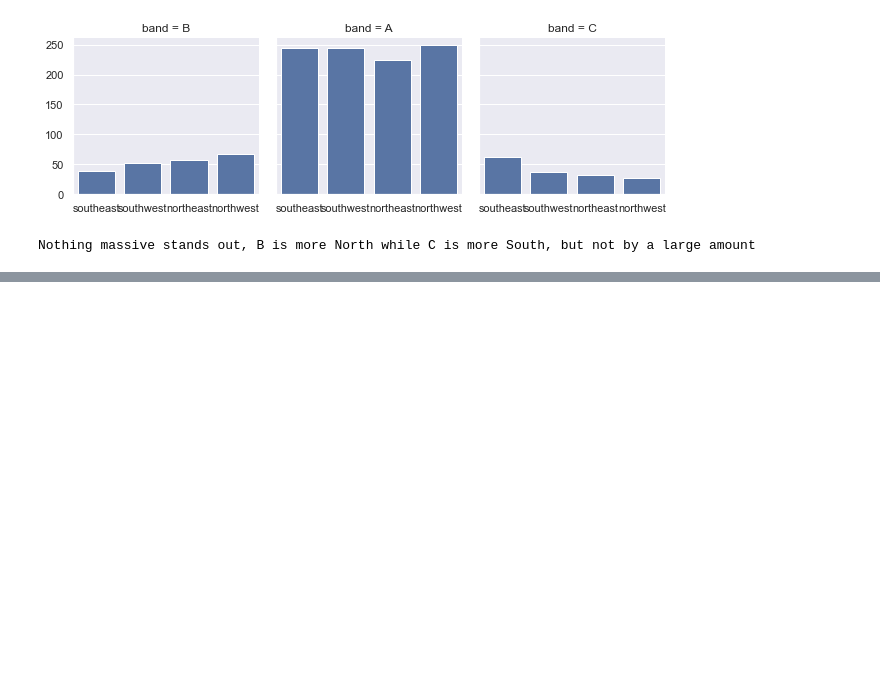
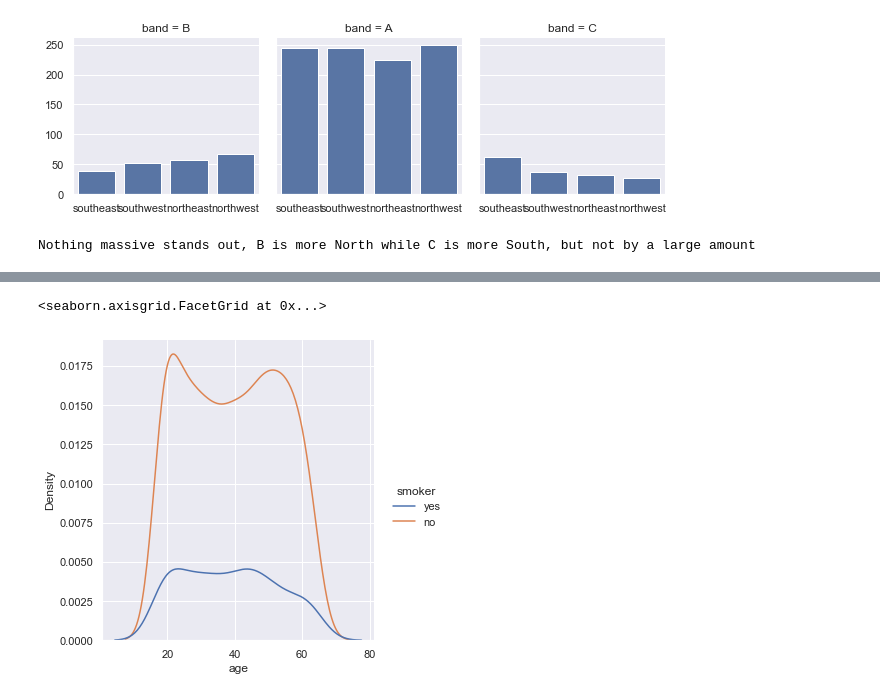
Before and after one commit to mchaudry1/IUBDC, a Jupyter notebook: HealthInsuranceAnalysis.ipynb, the cells around one changed output, grey strips where cells are left out. Saved outputs shown, nothing was run; the diff lists cells and outputs as text; code cells hidden in the pictures; blank space fills up the shorter version.

```diff
--- a/HealthInsuranceAnalysis.ipynb
+++ b/HealthInsuranceAnalysis.ipynb
@@ -367,0 +399,7 @@ plt.show()
+# %%
+sns.displot(data = df,x="age",hue="smoker", kind="kde")
+plt.show()
+print("Smoking doesn't seem to change too much with age, slightly less for older but not massively")
+# %% [output]
+<seaborn.axisgrid.FacetGrid at 0x...>
+[figure, added]
```
Also changed, not shown: parts of 12 cells of this notebook.
